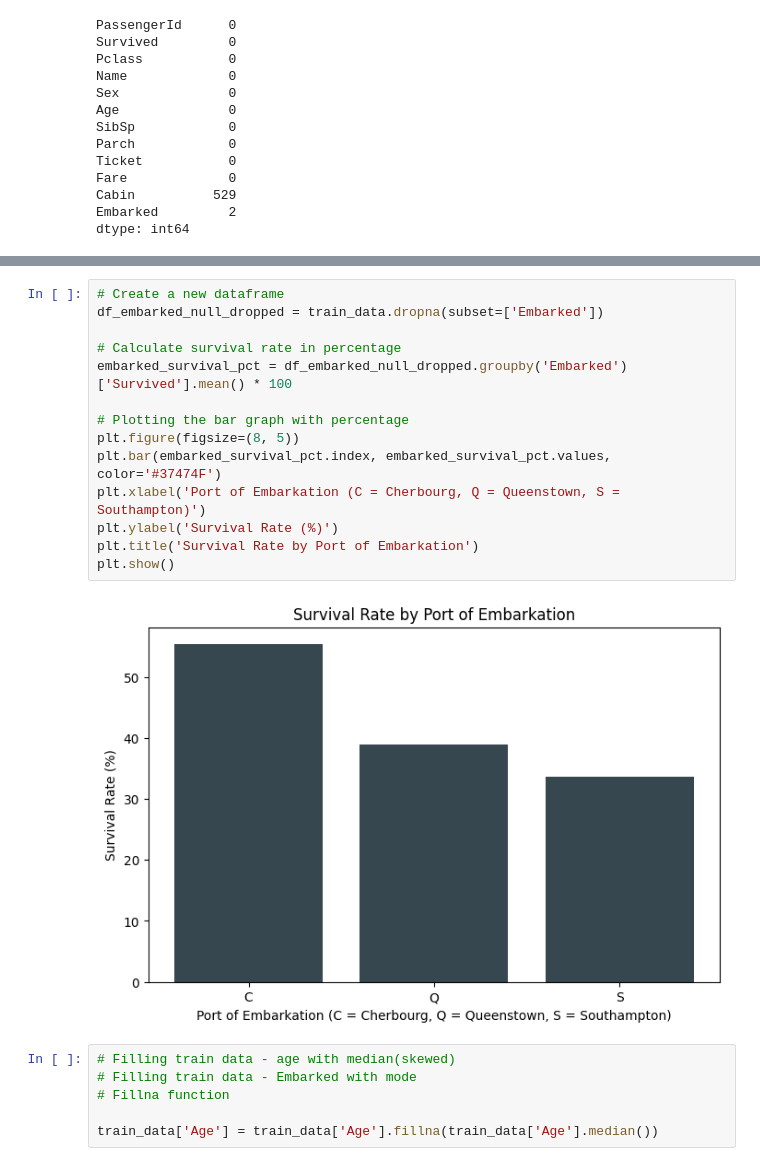
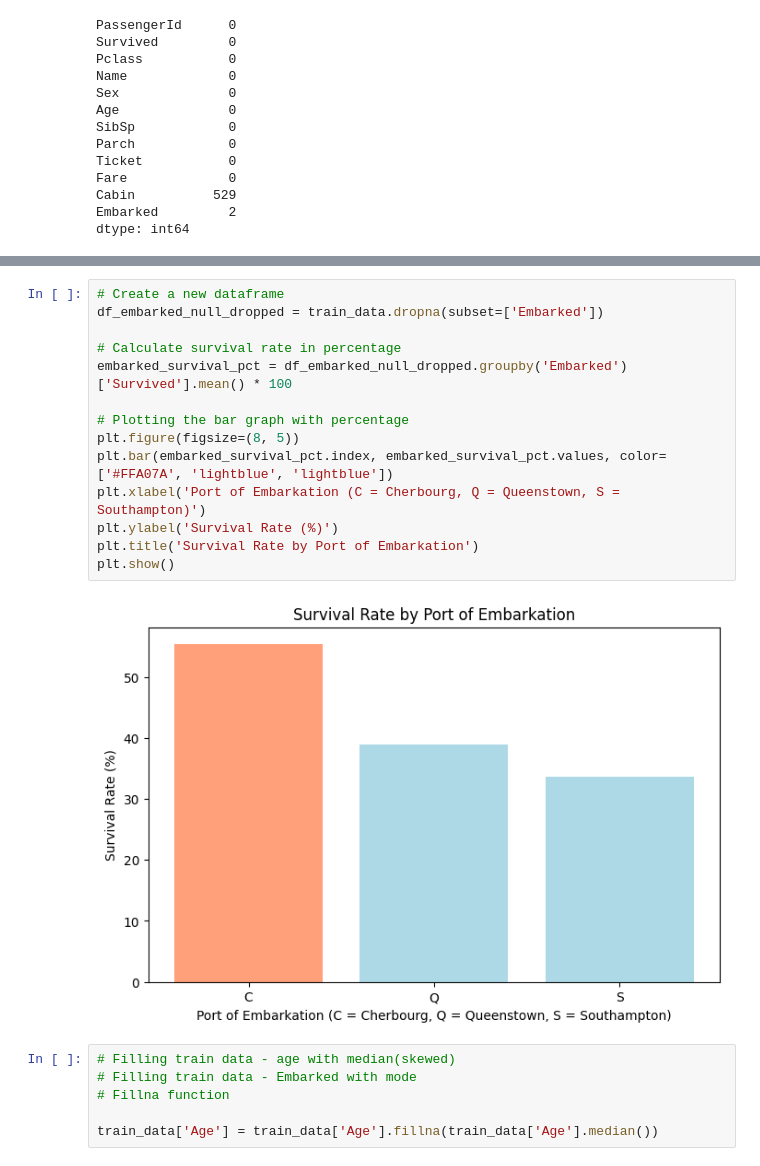
Before and after one commit to bytesbyt/ds_titanic, a Jupyter notebook: titanic.ipynb, the cells around one changed output, grey strips where cells are left out. Cells and saved outputs as stored; diff of their text form.

```diff
--- a/titanic.ipynb
+++ b/titanic.ipynb
@@ -366,19 +357,19 @@ See the caveats in the documentation: https://pandas.pydata.org/pandas-docs/stab
 # %%
 # Create a new dataframe
 df_embarked_null_dropped = train_data.dropna(subset=['Embarked'])
 
 # Calculate survival rate in percentage
 embarked_survival_pct = df_embarked_null_dropped.groupby('Embarked')['Survived'].mean() * 100
 
 # Plotting the bar graph with percentage
 plt.figure(figsize=(8, 5))
-plt.bar(embarked_survival_pct.index, embarked_survival_pct.values, color='#37474F')
+plt.bar(embarked_survival_pct.index, embarked_survival_pct.values, color=['#FFA07A', 'lightblue', 'lightblue'])
 plt.xlabel('Port of Embarkation (C = Cherbourg, Q = Queenstown, S = Southampton)')
 plt.ylabel('Survival Rate (%)')
 plt.title('Survival Rate by Port of Embarkation')
 plt.show()
 # %% [output]
-[figure, old version]
+[figure, new version]
 # %%
 # Filling train data - age with median(skewed)
 # Filling train data - Embarked with mode
```
Also changed, not shown: parts of 10 cells of this notebook.
